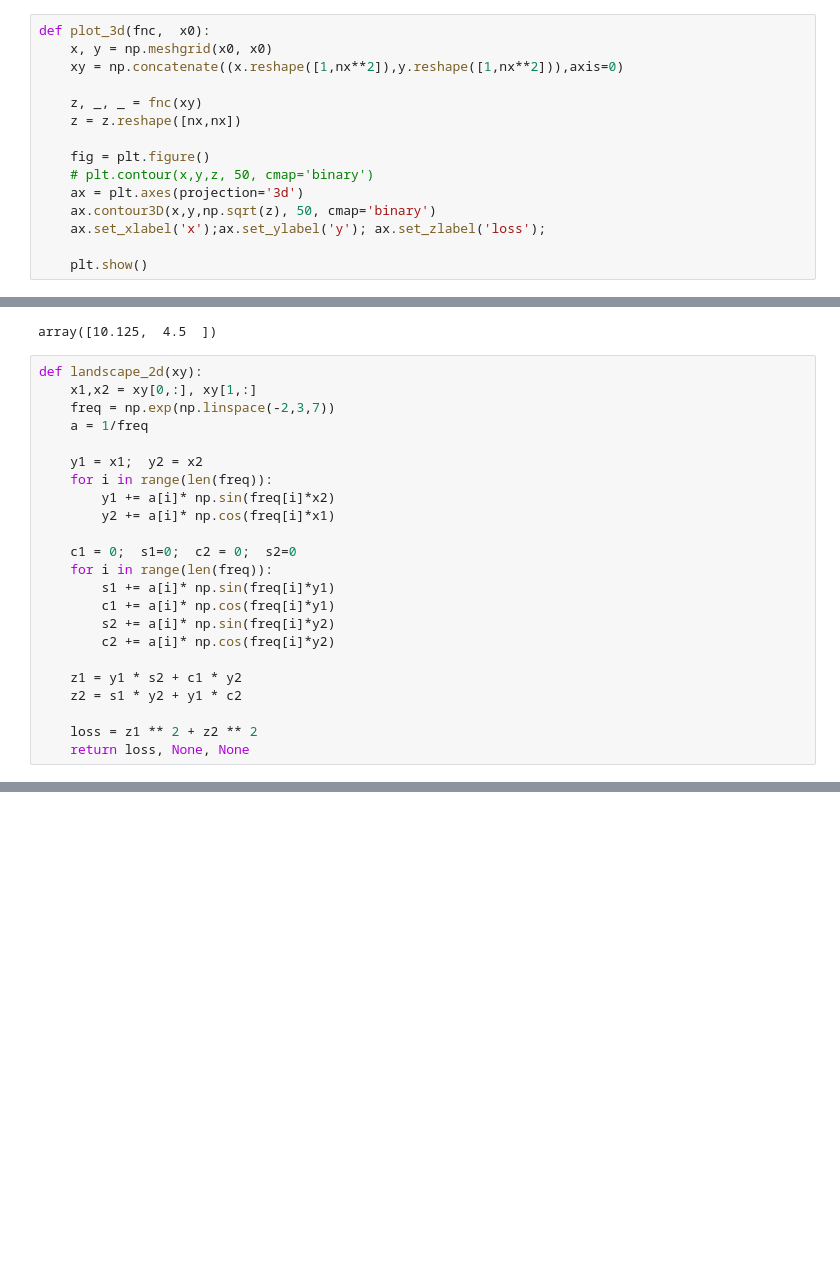
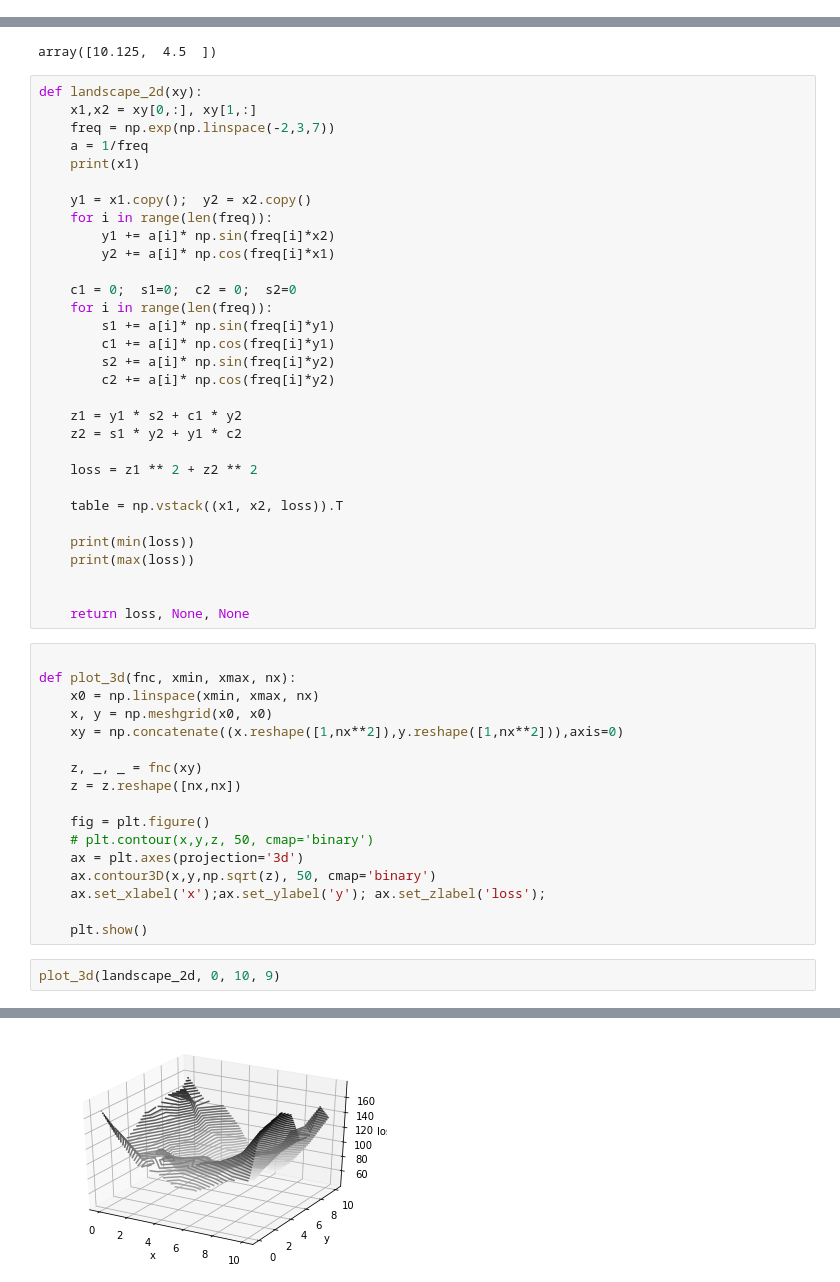
Before and after one commit to bhoov/ngd-vis, a Jupyter notebook: notebook/example_loss_fnc-Copy1.ipynb, the cells around one changed output, grey strips where cells are left out. Saved outputs shown, nothing was run; the diff lists cells and outputs as text; blank space fills up the shorter version.

Commit message:
Add loss function plot

```diff
--- a/notebook/example_loss_fnc-Copy1.ipynb
+++ b/notebook/example_loss_fnc-Copy1.ipynb
@@ -15,21 +15,6 @@ def update_2d(w, err, jac, eta = 1, q_=0):
     update = U * (A ** (1 - q)) @ V @ err
     w -= eta * update
     return w
-# %%
-def plot_3d(fnc,  x0):
-    x, y = np.meshgrid(x0, x0)
-    xy = np.concatenate((x.reshape([1,nx**2]),y.reshape([1,nx**2])),axis=0)
-
-    z, _, _ = fnc(xy)
-    z = z.reshape([nx,nx])
-
-    fig = plt.figure()
-    # plt.contour(x,y,z, 50, cmap='binary')
-    ax = plt.axes(projection='3d')
-    ax.contour3D(x,y,np.sqrt(z), 50, cmap='binary')
-    ax.set_xlabel('x');ax.set_ylabel('y'); ax.set_zlabel('loss');
-
-    plt.show()
 # %%
 def svd_2d(A):
 #     SVD of 2x2 matrix A:  U and V are orthogonal, D is diagonal, and A=U*D@V
@@ -107,8 +92,9 @@ def landscape_2d(xy):
     x1,x2 = xy[0,:], xy[1,:]
     freq = np.exp(np.linspace(-2,3,7))
     a = 1/freq
+    print(x1)
 
-    y1 = x1;  y2 = x2
+    y1 = x1.copy();  y2 = x2.copy()
     for i in range(len(freq)):
         y1 += a[i]* np.sin(freq[i]*x2)
         y2 += a[i]* np.cos(freq[i]*x1)
@@ -124,4 +110,31 @@ def landscape_2d(xy):
     z2 = s1 * y2 + y1 * c2
 
     loss = z1 ** 2 + z2 ** 2
+
+    table = np.vstack((x1, x2, loss)).T
+
+    print(min(loss))
+    print(max(loss))
+
+
     return loss, None, None
+# %%
+
+def plot_3d(fnc, xmin, xmax, nx):
+    x0 = np.linspace(xmin, xmax, nx)
+    x, y = np.meshgrid(x0, x0)
+    xy = np.concatenate((x.reshape([1,nx**2]),y.reshape([1,nx**2])),axis=0)
+
+    z, _, _ = fnc(xy)
+    z = z.reshape([nx,nx])
+
+    fig = plt.figure()
+    # plt.contour(x,y,z, 50, cmap='binary')
+    ax = plt.axes(projection='3d')
+    ax.contour3D(x,y,np.sqrt(z), 50, cmap='binary')
+    ax.set_xlabel('x');ax.set_ylabel('y'); ax.set_zlabel('loss');
+
+    plt.show()
+# %%
+plot_3d(landscape_2d, 0, 10, 9)
+# %% [output]
@@ -128 +150,2 @@ def landscape_2d(xy):
+[figure, added]
 # %%
```
Also changed, not shown: parts of 4 cells of this notebook, 16 other files.
